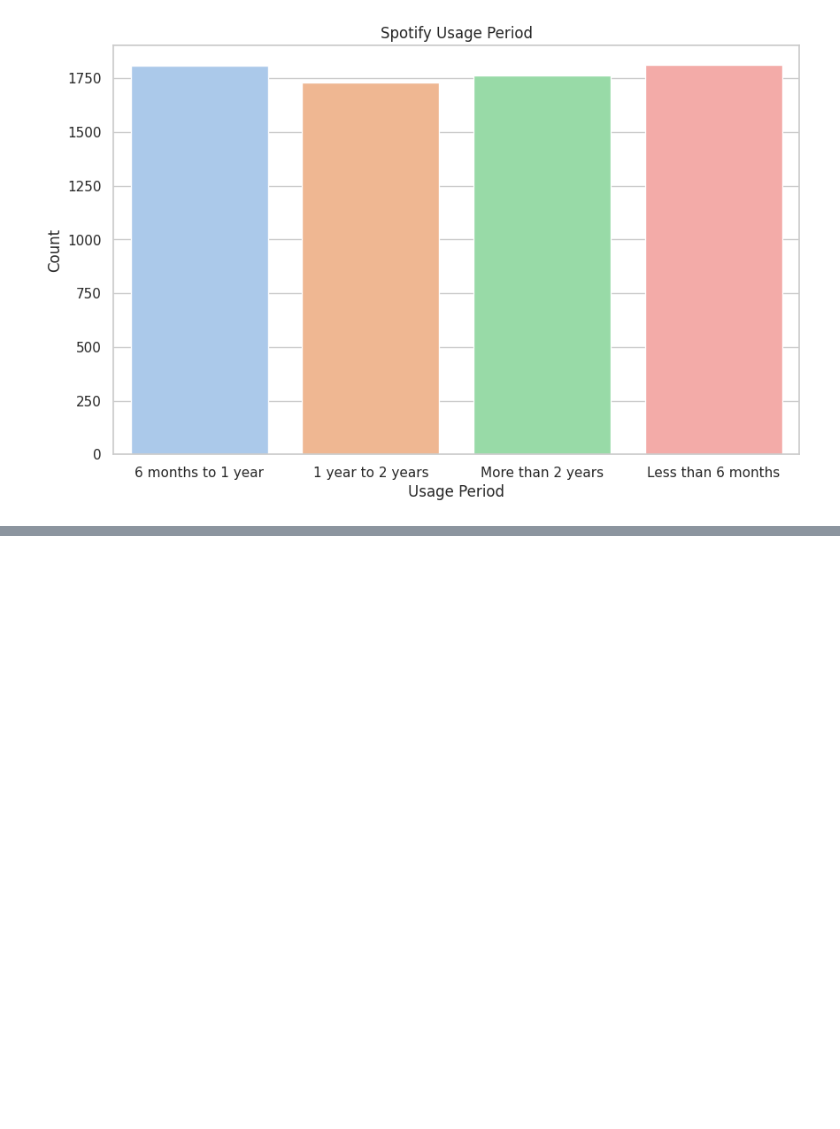
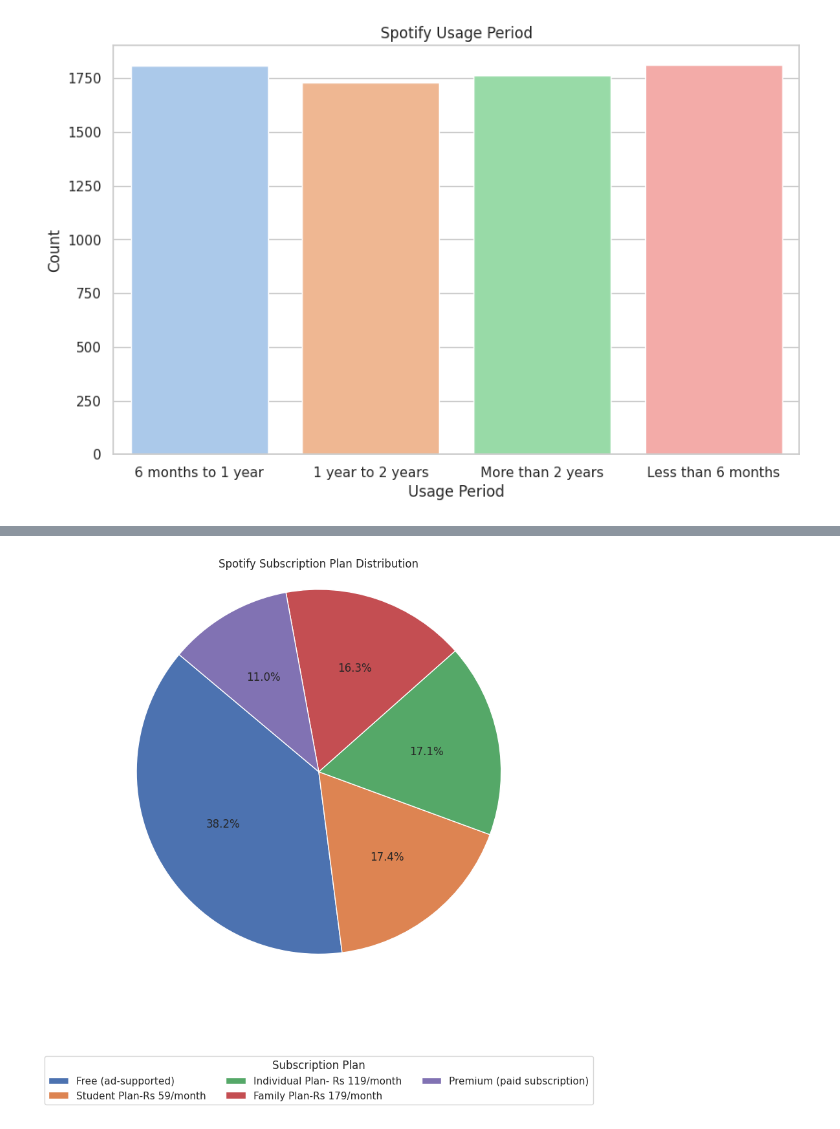
Before and after one commit to SabiJoseph/PRODIGY_DS_01, a Jupyter notebook: PRODIGY_DS_01.ipynb, the cells around one changed output, grey strips where cells are left out. Drawn from its saved outputs; the diff is of its cells as text; code cells hidden in the pictures; blank space fills up the shorter version.

```diff
--- a/PRODIGY_DS_01.ipynb
+++ b/PRODIGY_DS_01.ipynb
@@ -71,11 +69,15 @@ Passing `palette` without assigning `hue` is deprecated and will be removed in v
 # %%
 # 5. Spotify Subscription Plan
 plt.figure(figsize=(8, 8))
 subscription_counts = df['spotify_subscription_plan'].value_counts()
-plt.pie(subscription_counts, labels=subscription_counts.index, autopct='%1.1f%%', startangle=140)
+plt.pie(subscription_counts, autopct='%1.1f%%', startangle=140)
 plt.title('Spotify Subscription Plan Distribution')
 plt.axis('equal')
+plt.legend(subscription_counts.index, title='Subscription Plan', loc='upper center', bbox_to_anchor=(0.5, -0.2), ncol=3)
+
 plt.show()
+# %% [output]
+[figure, added]
 # %%
 # 6. Willingness for Premium Subscription
 plt.figure(figsize=(8, 6))
```
Also changed, not shown: parts of 2 cells of this notebook.
